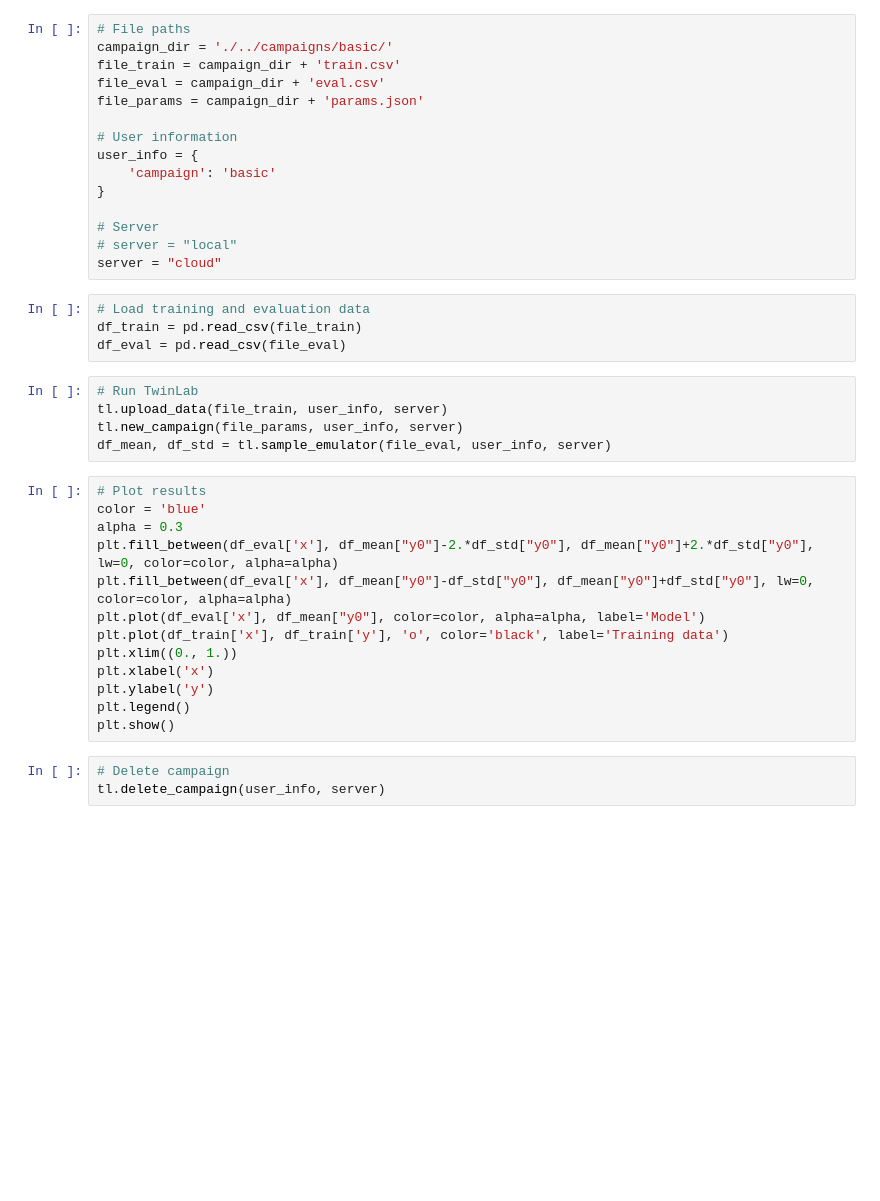
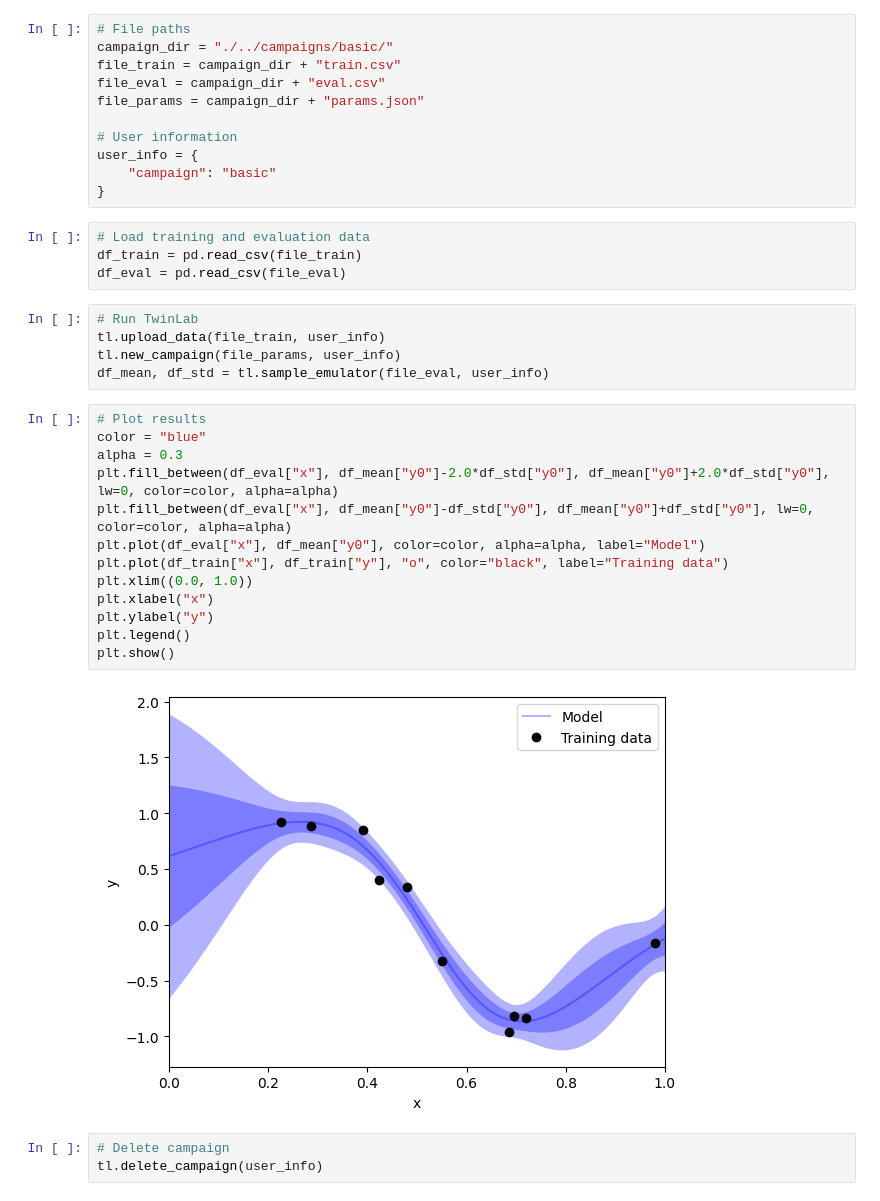
Before and after one commit to digiLab-ai/twinLab-client, a Jupyter notebook: notebooks/basic.ipynb, the cells around one changed output. Cells and saved outputs as stored; diff of their text form; blank space fills up the shorter version.

```diff
--- a/notebooks/basic.ipynb
+++ b/notebooks/basic.ipynb
@@ -15,40 +13,38 @@ SyntaxError: invalid syntax (utils.py, line 55)
 # %%
 # File paths
-campaign_dir = './../campaigns/basic/'
-file_train = campaign_dir + 'train.csv'
-file_eval = campaign_dir + 'eval.csv'
-file_params = campaign_dir + 'params.json'
+campaign_dir = "./../campaigns/basic/"
+file_train = campaign_dir + "train.csv"
+file_eval = campaign_dir + "eval.csv"
+file_params = campaign_dir + "params.json"
 
 # User information
 user_info = {
-    'campaign': 'basic'
+    "campaign": "basic"
 }
-
-# Server
-# server = "local"
-server = "cloud"
 # %%
 # Load training and evaluation data
 df_train = pd.read_csv(file_train)
 df_eval = pd.read_csv(file_eval)
 # %%
 # Run TwinLab
-tl.upload_data(file_train, user_info, server)
-tl.new_campaign(file_params, user_info, server)
-df_mean, df_std = tl.sample_emulator(file_eval, user_info, server)
+tl.upload_data(file_train, user_info)
+tl.new_campaign(file_params, user_info)
+df_mean, df_std = tl.sample_emulator(file_eval, user_info)
 # %%
 # Plot results
-color = 'blue'
+color = "blue"
 alpha = 0.3
-plt.fill_between(df_eval['x'], df_mean["y0"]-2.*df_std["y0"], df_mean["y0"]+2.*df_std["y0"], lw=0, color=color, alpha=alpha)
-plt.fill_between(df_eval['x'], df_mean["y0"]-df_std["y0"], df_mean["y0"]+df_std["y0"], lw=0, color=color, alpha=alpha)
-plt.plot(df_eval['x'], df_mean["y0"], color=color, alpha=alpha, label='Model')
-plt.plot(df_train['x'], df_train['y'], 'o', color='black', label='Training data')
-plt.xlim((0., 1.))
-plt.xlabel('x')
-plt.ylabel('y')
+plt.fill_between(df_eval["x"], df_mean["y0"]-2.0*df_std["y0"], df_mean["y0"]+2.0*df_std["y0"], lw=0, color=color, alpha=alpha)
+plt.fill_between(df_eval["x"], df_mean["y0"]-df_std["y0"], df_mean["y0"]+df_std["y0"], lw=0, color=color, alpha=alpha)
+plt.plot(df_eval["x"], df_mean["y0"], color=color, alpha=alpha, label="Model")
+plt.plot(df_train["x"], df_train["y"], "o", color="black", label="Training data")
+plt.xlim((0.0, 1.0))
+plt.xlabel("x")
+plt.ylabel("y")
 plt.legend()
 plt.show()
+# %% [output]
+[figure, added]
 # %%
 # Delete campaign
-tl.delete_campaign(user_info, server)
+tl.delete_campaign(user_info)
```
Also changed, not shown: parts of 1 cell of this notebook.
